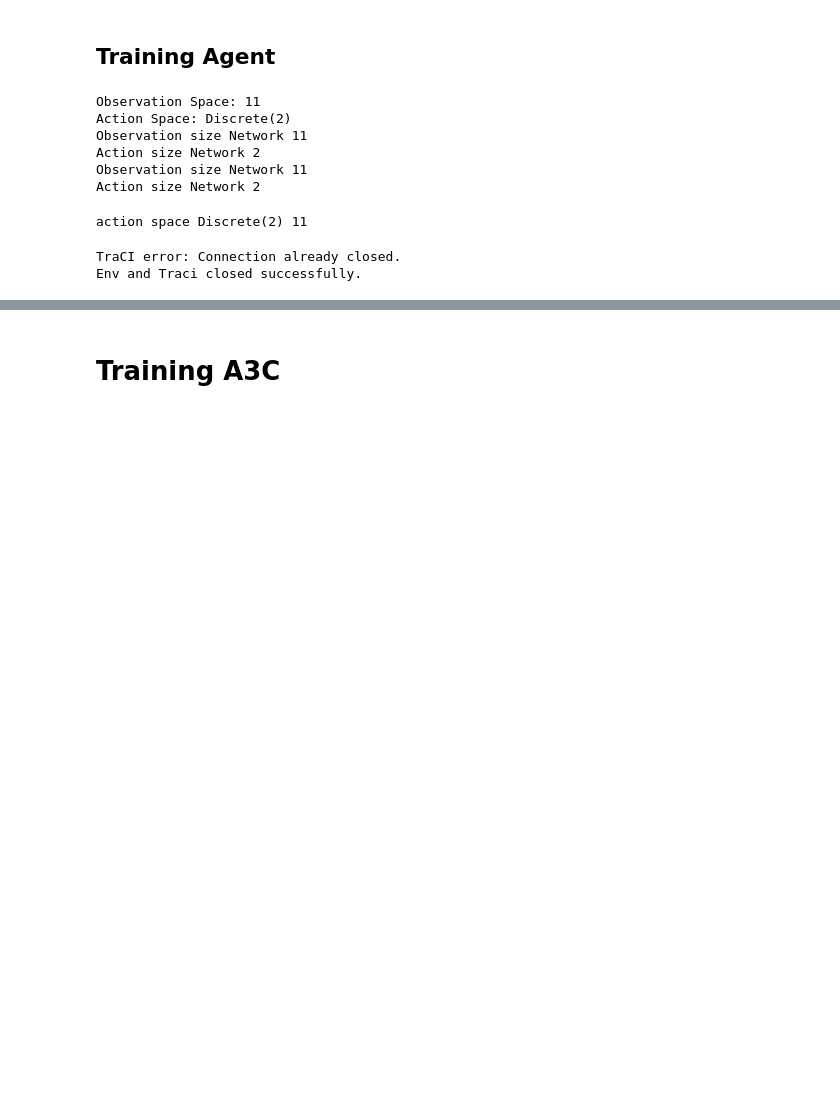
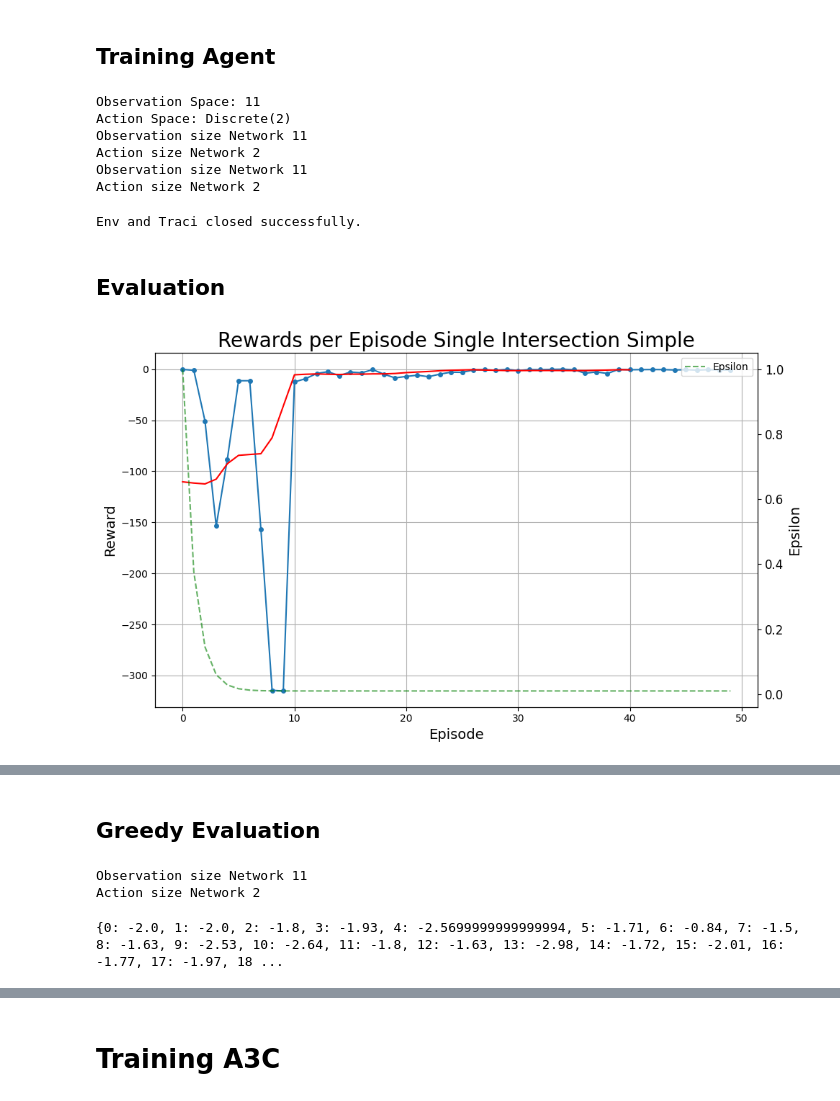
Before and after one commit to KhansaKhanam/ReinforcementLearning_FinalCourseProject, a Jupyter notebook: sumo_DQN.ipynb, the cells around one changed output, grey strips where cells are left out. Saved outputs shown, nothing was run; the diff lists cells and outputs as text; code cells hidden in the pictures; blank space fills up the shorter version.

Commit message:
DQN working
Modified time steps to use only num_seconds, added replay buffer threshold. Added greedy agent evaluation code.

```diff
--- a/sumo_DQN.ipynb
+++ b/sumo_DQN.ipynb
@@ -163,9 +169,11 @@ class Environment:
 nets_dir = 'nets'
 
 file_name = 'single_intersection_simple'
+out_csv_name = f'{file_name}.csv'
 
 nets_file = os.path.join(nets_dir, f'{file_name}.net.xml')
 routes_file = os.path.join(nets_dir, f'{file_name}.rou.xml')
+out_csv_name = os.path.join(nets_dir, f'{file_name}.csv')
 
 file_exists = lambda file_path: os.path.exists(file_path)
 
@@ -176,13 +184,13 @@ if not file_exists(routes_file):
 
 
 # Instantiate the environment
-sumo_env = Environment('sumo-rl-v0', net_file=nets_file, route_file=routes_file, out_csv_name=out_csv_name, render_mode=None)
+sumo_env = Environment('sumo-rl-v0', net_file=nets_file, route_file=routes_file, out_csv_name=out_csv_name, render_mode=None, num_seconds=100000)
 
 print("Observation Space:", sumo_env.observation_space)
 print("Action Space:", sumo_env.action_space.n)
 print("Initial State:", sumo_env.state)
 
-max_steps = 1000
+max_steps = 100
 
 try:
     print("action space", sumo_env.action_space)
@@ -316,8 +324,11 @@ class Agent:
     def update_exploration_probability(self, episode):
         self.epsilon = self.min_epsilon + (self.max_epsilon - self.min_epsilon) * np.exp(-self.epsilon_decay * episode)
 
-    def optimize(self, batch_size):
+    def optimize(self, batch_size, sample_threshold=0.1):
         if len(self.memory_buffer) < batch_size:
+            return
+
+        if len(self.memory_buffer) < sample_threshold * self.memory_size_max:
             return
 
         transitions = self.memory_buffer.sample(batch_size)
@@ -360,7 +371,7 @@ class Agent:
 # %%
 
 
-def trainer_dqn(env, agent, n_episodes, batch_size, epsilon, gamma, learning_rate, epsilon_decay, C):
+def trainer_dqn(env, agent, n_episodes, batch_size, epsilon, gamma, learning_rate, epsilon_decay, C, max_steps=100):
     max_steps = 500
     use_wandb = os.environ.get('USE_WANDB', 'false').lower() == 'true'
     epsilon_start = 1
@@ -402,13 +413,13 @@ def trainer_dqn(env, agent, n_episodes, batch_size, epsilon, gamma, learning_rat
             total_reward = 0
             total_loss = 0
 
-            for step_ in range(max_steps):
+            while not done:
                     tot_steps += 1
                     action = agent.choose_action(state)
-                    print("Action ", action)
+                    # print("Action ", action)
                     next_state, reward, done = env.step(action)
 
-                    print("Action ", action, " Reward ", reward, " Done ", done, "observation", next_state)
+                    # print("Action ", action, " Reward ", reward)
                     # Save the transition in the replay memory
                     agent.update_experience(state, action, reward, next_state, done)
 
@@ -477,6 +488,7 @@ gamma = 0.99
 learning_rate = 1e-3
 epsilon_decay = 0.995
 C = 5
+num_seconds = 10000
 
 nets_dir = 'nets'
 
@@ -484,6 +496,7 @@ file_name = 'single_intersection_simple'
 
 nets_file = os.path.join(nets_dir, f'{file_name}.net.xml')
 routes_file = os.path.join(nets_dir, f'{file_name}.rou.xml')
+out_csv_name = os.path.join(nets_dir+"/results_csv", f'{file_name}.passenger.csv')
 
 file_exists = lambda file_path: os.path.exists(file_path)
 
@@ -492,7 +505,7 @@ if not file_exists(nets_file):
 if not file_exists(routes_file):
     raise FileNotFoundError(f"Route file not found: {route_file}")
 
-sumo_env = Environment('sumo-rl-v0', net_file=nets_file, route_file=routes_file, out_csv_name=out_csv_name, render_mode=None, num_seconds=1000)
+sumo_env = Environment('sumo-rl-v0', net_file=nets_file, route_file=routes_file, out_csv_name=out_csv_name, render_mode=None, num_seconds=num_seconds)
 
 
 print("Observation Space:", sumo_env.observation_space)
@@ -501,7 +514,6 @@ print("Action Space:", sumo_env.action_space)
 
 agent = Agent(sumo_env, epsilon, gamma, learning_rate, epsilon_decay)
 
-
 rewards, losses, rewards_per_episode, epsilon_values = trainer_dqn(sumo_env, agent, n_episodes, batch_size, epsilon, gamma, learning_rate, epsilon_decay, C)
 # %% [output]
 Observation Space: 11
@@ -510,6 +522,6 @@ Observation size Network 11
 Action size Network 2
 Observation size Network 11
 Action size Network 2
-action space Discrete(2) 11
+Env and Traci closed successfully.
-TraCI error: Connection already closed.
-Env and Traci closed successfully.
+# %% [markdown]
+## Evaluation
@@ -515,0 +596,4 @@ Env and Traci closed successfully.
+# %%
+rewards_per_episode_plot_2(rewards_per_episode, 'Single Intersection Simple', epsilon_values, window_size=10)
+# %% [output]
+[figure, added]
@@ -515,0 +603,2 @@ Env and Traci closed successfully.
+# %% [markdown]
+## Greedy Evaluation
@@ -515,0 +640,9 @@ Env and Traci closed successfully.
+# %%
+model = DQN(sumo_env.observation_space, sumo_env.action_space.n)
+model.load_state_dict(torch.load('sumo_dqn.pth'))
+
+greedy_avg_rewards_over_eps, greedy_rewards_per_eps, epsilon_values = greedy_agent(agent,  model, sumo_env ,n_episodes=50)
+# %% [output]
+Observation size Network 11
+Action size Network 2
+{0: -2.0, 1: -2.0, 2: -1.8, 3: -1.93, 4: -2.5699999999999994, 5: -1.71, 6: -0.84, 7: -1.5, 8: -1.63, 9: -2.53, 10: -2.64, 11: -1.8, 12: -1.63, 13: -2.98, 14: -1.72, 15: -2.01, 16: -1.77, 17: -1.97, 18 ...
```
Also changed, not shown: parts of 9 cells of this notebook, 3 other files.
